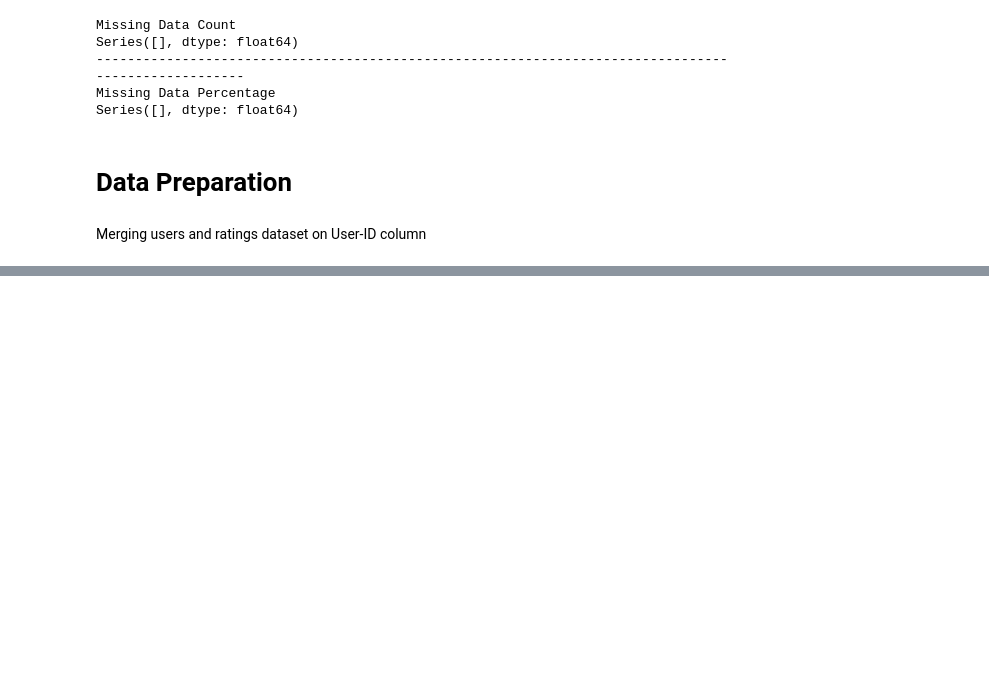
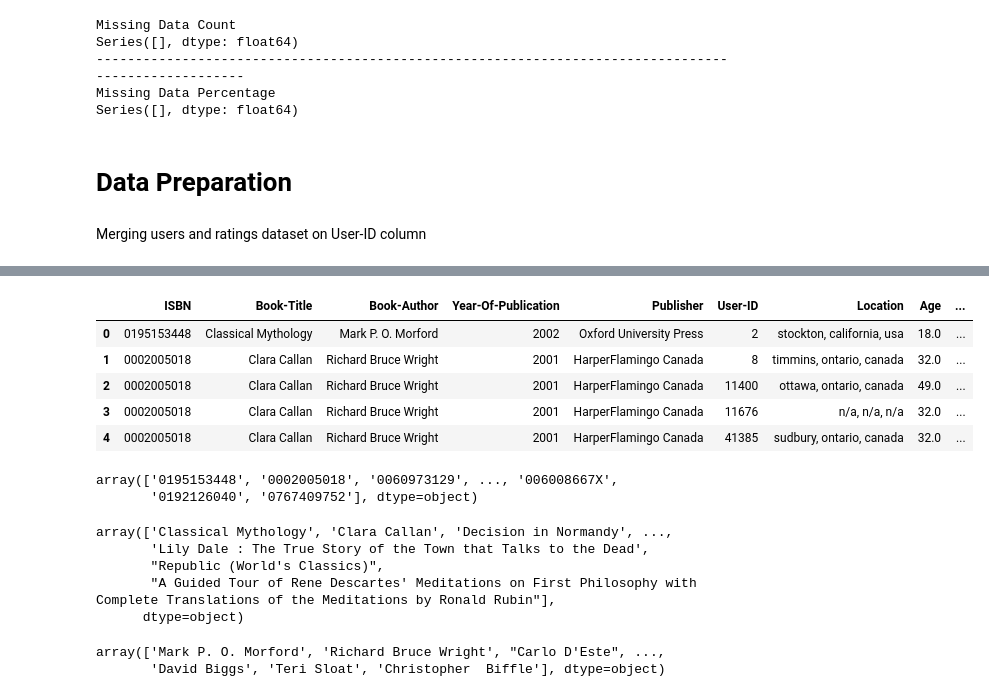
Before and after one commit to saurabhshinkar/BRS, a Jupyter notebook: Book_Recommendation_System_Saurabh_Shinkar.ipynb, the cells around one changed output, grey strips where cells are left out. Drawn from its saved outputs; the diff is of its cells as text; code cells hidden in the pictures; blank space fills up the shorter version.

```diff
--- a/Book_Recommendation_System_Saurabh_Shinkar.ipynb
+++ b/Book_Recommendation_System_Saurabh_Shinkar.ipynb
@@ -299,0 +319,27 @@ memory usage: 102.3+ MB
+# %%
+merged.head()
+# %% [output]
+|  | ISBN | Book-Title | Book-Author | Year-Of-Publication | Publisher | User-ID | Location | Age | ... |
+| 0 | 0195153448 | Classical Mythology | Mark P. O. Morford | 2002 | Oxford University Press | 2 | stockton, california, usa | 18.0 | ... |
+| 1 | 0002005018 | Clara Callan | Richard Bruce Wright | 2001 | HarperFlamingo Canada | 8 | timmins, ontario, canada | 32.0 | ... |
+| 2 | 0002005018 | Clara Callan | Richard Bruce Wright | 2001 | HarperFlamingo Canada | 11400 | ottawa, ontario, canada | 49.0 | ... |
+| 3 | 0002005018 | Clara Callan | Richard Bruce Wright | 2001 | HarperFlamingo Canada | 11676 | n/a, n/a, n/a | 32.0 | ... |
+| 4 | 0002005018 | Clara Callan | Richard Bruce Wright | 2001 | HarperFlamingo Canada | 41385 | sudbury, ontario, canada | 32.0 | ... |
+# %%
+merged.ISBN.unique()
+# %% [output]
+array(['0195153448', '0002005018', '0060973129', ..., '006008667X',
+       '0192126040', '0767409752'], dtype=object)
+# %%
+merged['Book-Title'].unique()
+# %% [output]
+array(['Classical Mythology', 'Clara Callan', 'Decision in Normandy', ...,
+       'Lily Dale : The True Story of the Town that Talks to the Dead',
+       "Republic (World's Classics)",
+       "A Guided Tour of Rene Descartes' Meditations on First Philosophy with Complete Translations of the Meditations by Ronald Rubin"],
+      dtype=object)
+# %%
+merged['Book-Author'].unique()
+# %% [output]
+array(['Mark P. O. Morford', 'Richard Bruce Wright', "Carlo D'Este", ...,
+       'David Biggs', 'Teri Sloat', 'Christopher  Biffle'], dtype=object)
```
Also changed, not shown: parts of 25 cells of this notebook.
